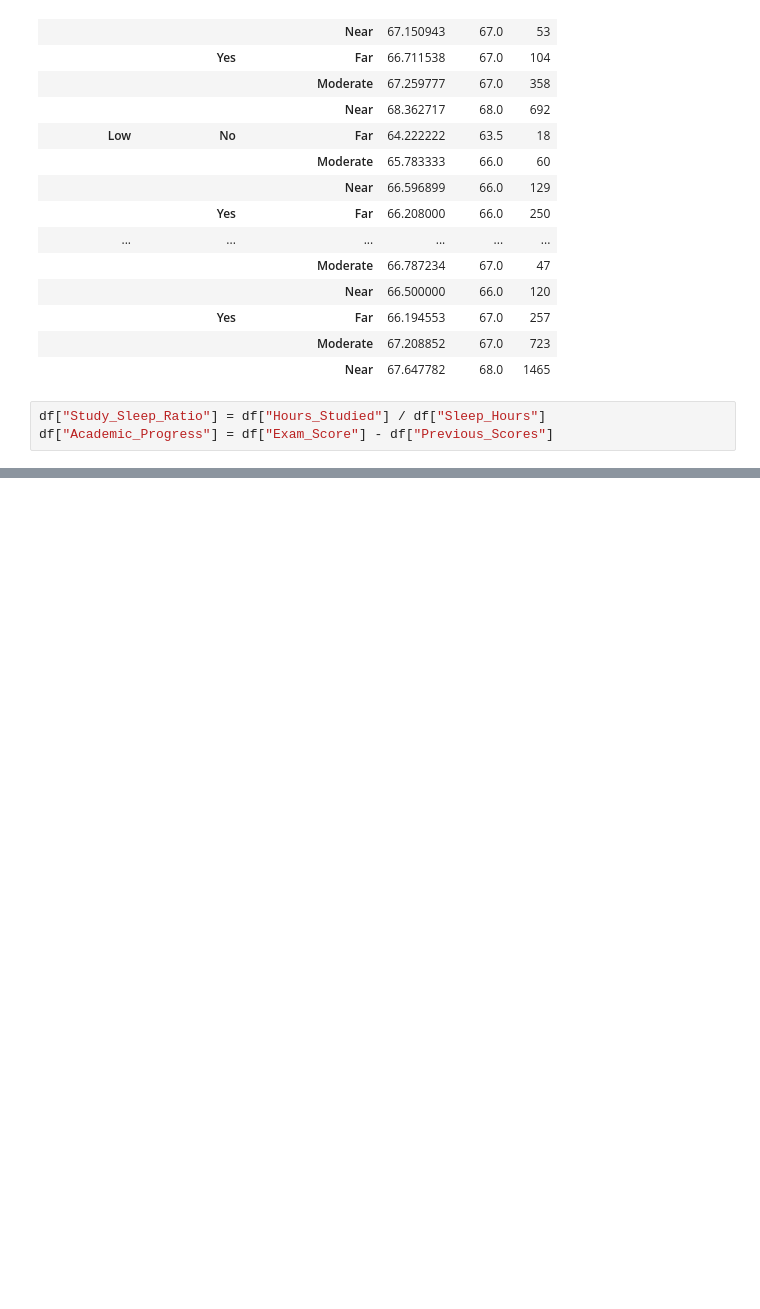
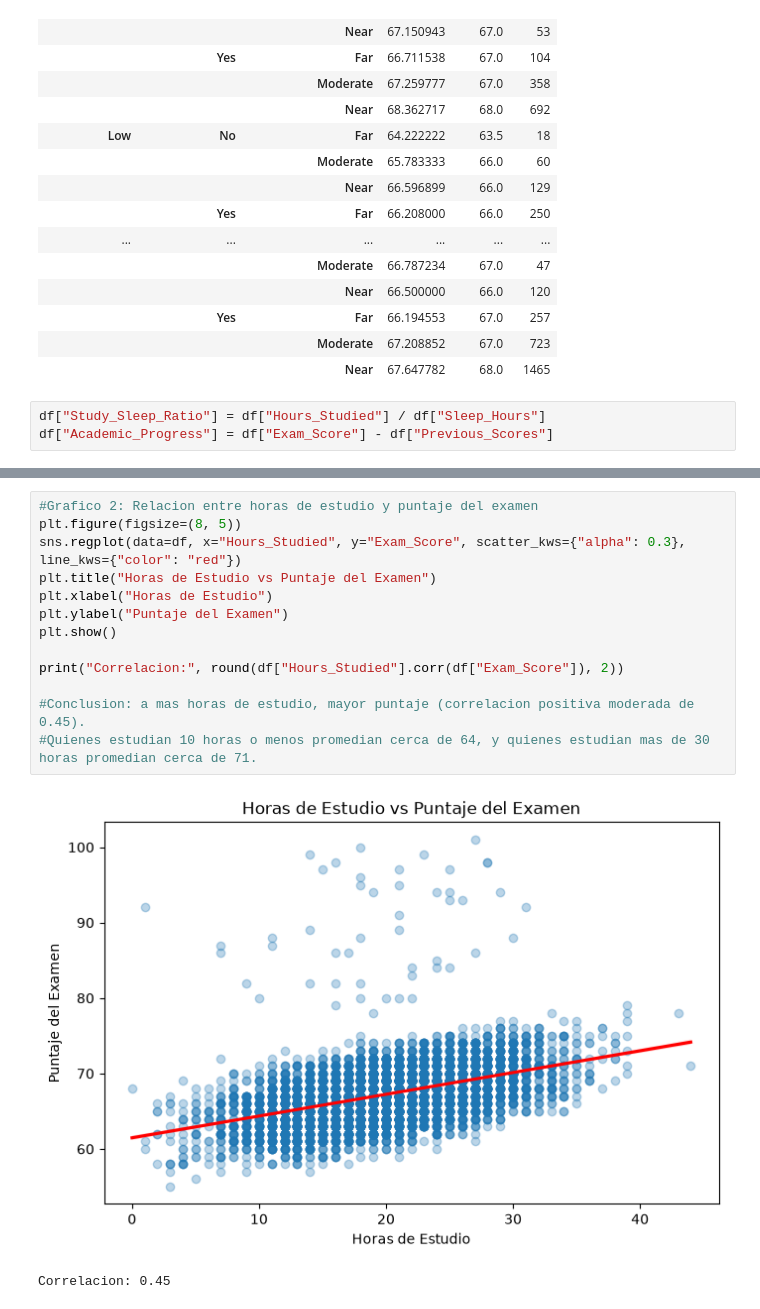
Before and after one commit to ocamporuiznicolas-ux/Proyecto-Final-Progra-2, a Jupyter notebook: notebooks/limpiezaDatos.ipynb, the cells around one changed output, grey strips where cells are left out. Cells and saved outputs as stored; diff of their text form; blank space fills up the shorter version.

```diff
--- a/notebooks/limpiezaDatos.ipynb
+++ b/notebooks/limpiezaDatos.ipynb
@@ -347,0 +375,16 @@ df["Academic_Progress"] = df["Exam_Score"] - df["Previous_Scores"]
+# %%
+#Grafico 2: Relacion entre horas de estudio y puntaje del examen
+plt.figure(figsize=(8, 5))
+sns.regplot(data=df, x="Hours_Studied", y="Exam_Score", scatter_kws={"alpha": 0.3}, line_kws={"color": "red"})
+plt.title("Horas de Estudio vs Puntaje del Examen")
+plt.xlabel("Horas de Estudio")
+plt.ylabel("Puntaje del Examen")
+plt.show()
+
+print("Correlacion:", round(df["Hours_Studied"].corr(df["Exam_Score"]), 2))
+
+#Conclusion: a mas horas de estudio, mayor puntaje (correlacion positiva moderada de 0.45).
+#Quienes estudian 10 horas o menos promedian cerca de 64, y quienes estudian mas de 30 horas promedian cerca de 71.
+# %% [output]
+[figure, added]
+Correlacion: 0.45
```
Also changed, not shown: parts of 6 cells of this notebook, 1 other file.
